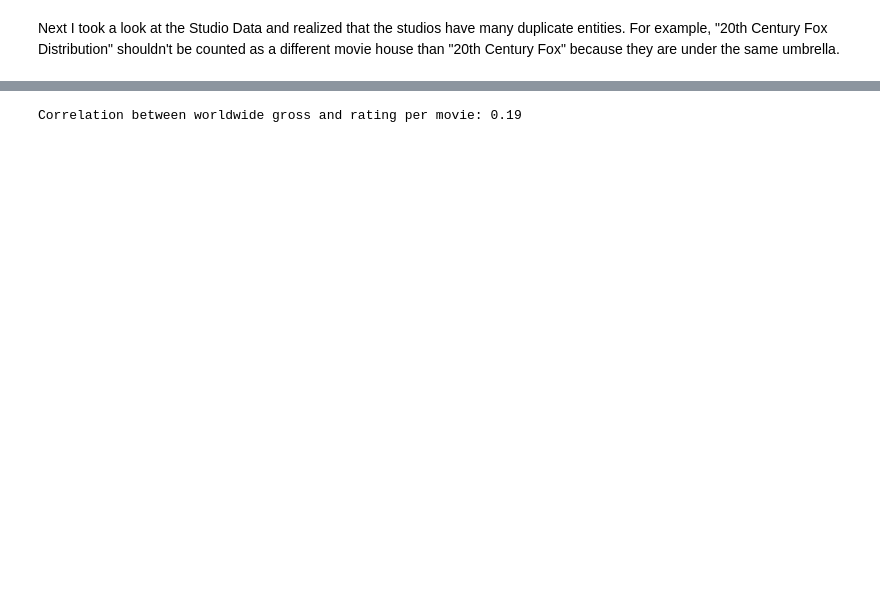
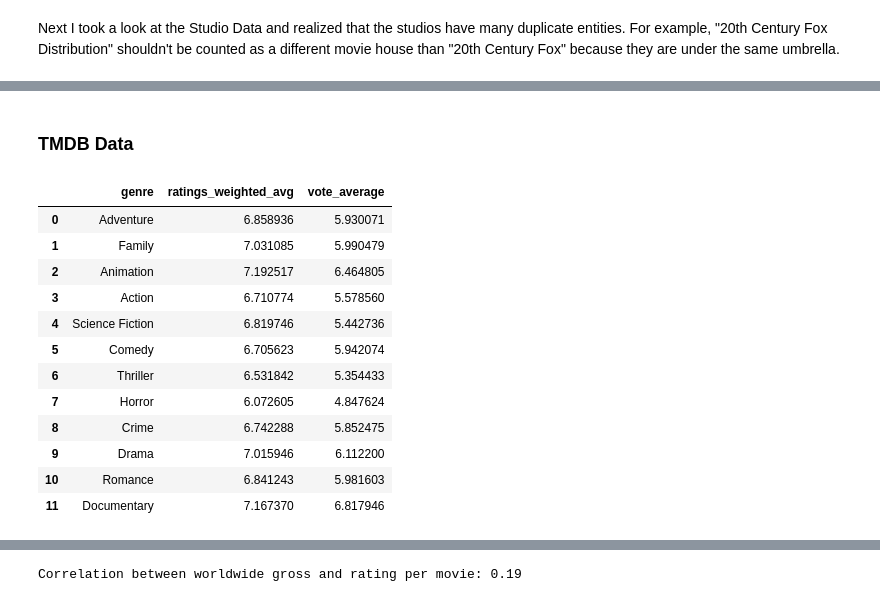
Before and after one commit to zach-hanly/microsoft_movie_project, a Jupyter notebook: master_notebook.ipynb, the cells around one changed output, grey strips where cells are left out. Saved outputs shown, nothing was run; the diff lists cells and outputs as text; code cells hidden in the pictures; blank space fills up the shorter version.

```diff
--- a/master_notebook.ipynb
+++ b/master_notebook.ipynb
@@ -245 +380,44 @@ sorted_rt_genres = {k: v for k, v in sorted(genre_frequency_2.items(), key=lambd
+# %% [markdown]
+### TMDB Data
+# %%
+# tmdb
+
+a = list(tmdb_ratings_exploded.genre_ids.value_counts()[-7:].index)
+for genre in a:
+    tmdb_ratings_exploded = tmdb_ratings_exploded[tmdb_ratings_exploded['genre_ids'] != genre]
+
+tmdb_genres = tmdb_ratings_exploded['genre_ids'].unique()
+
+wa_tmdb_genres = pd.DataFrame()
+wa_tmdb_ratings = []
+
+for gen in tmdb_genres:
+    x = tmdb_ratings_exploded[tmdb_ratings_exploded['genre_ids']==gen]
+    wa = weighted_avg(x['vote_average'],x['vote_count'])
+    wa_tmdb_ratings.append(wa)
+
+wa_tmdb_genres['genre'] = tmdb_genres
+wa_tmdb_genres['ratings_weighted_avg'] = wa_tmdb_ratings
+wa_tmdb_genres = wa_tmdb_genres.set_index('genre')
+
+tmdb_avg_ratings = tmdb_ratings_exploded.groupby('genre_ids').mean()[['vote_average']].reset_index()
+tmdb_avg_ratings.columns = ['genre','vote_average']
+tmdb_avg_ratings = tmdb_avg_ratings.set_index('genre')
+
+wa_tmdb_genres = wa_tmdb_genres.join(tmdb_avg_ratings).reset_index()
+wa_tmdb_genres
+# %% [output]
+|  | genre | ratings_weighted_avg | vote_average |
+| 0 | Adventure | 6.858936 | 5.930071 |
+| 1 | Family | 7.031085 | 5.990479 |
+| 2 | Animation | 7.192517 | 6.464805 |
+| 3 | Action | 6.710774 | 5.578560 |
+| 4 | Science Fiction | 6.819746 | 5.442736 |
+| 5 | Comedy | 6.705623 | 5.942074 |
+| 6 | Thriller | 6.531842 | 5.354433 |
+| 7 | Horror | 6.072605 | 4.847624 |
+| 8 | Crime | 6.742288 | 5.852475 |
+| 9 | Drama | 7.015946 | 6.112200 |
+| 10 | Romance | 6.841243 | 5.981603 |
+| 11 | Documentary | 7.167370 | 6.817946 |
 # %% [markdown]
```
Also changed, not shown: parts of 42 cells of this notebook.
